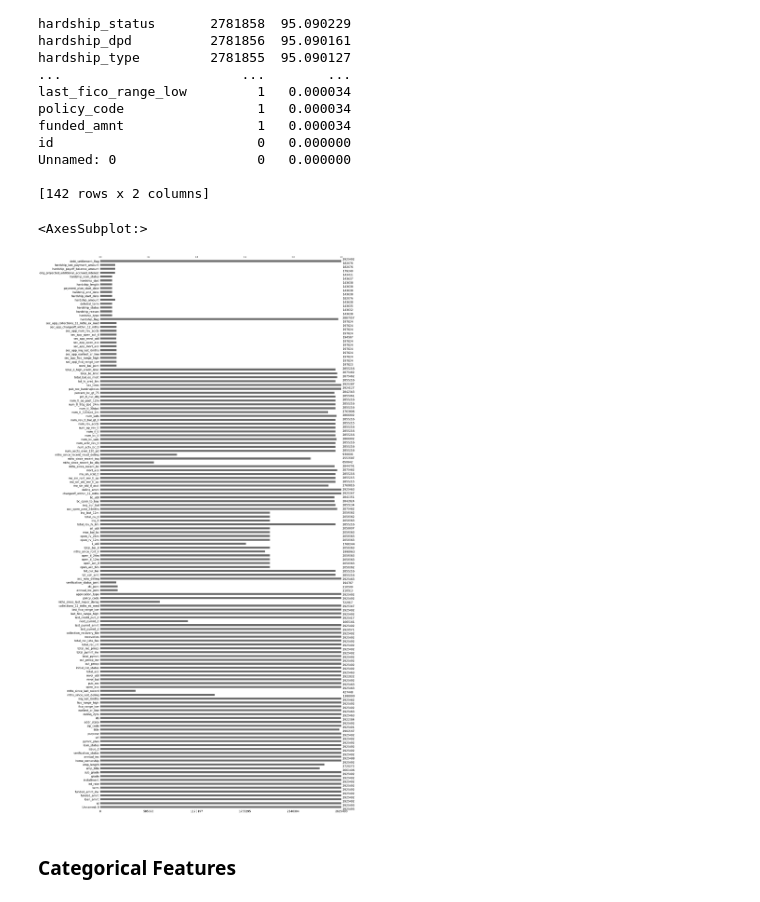
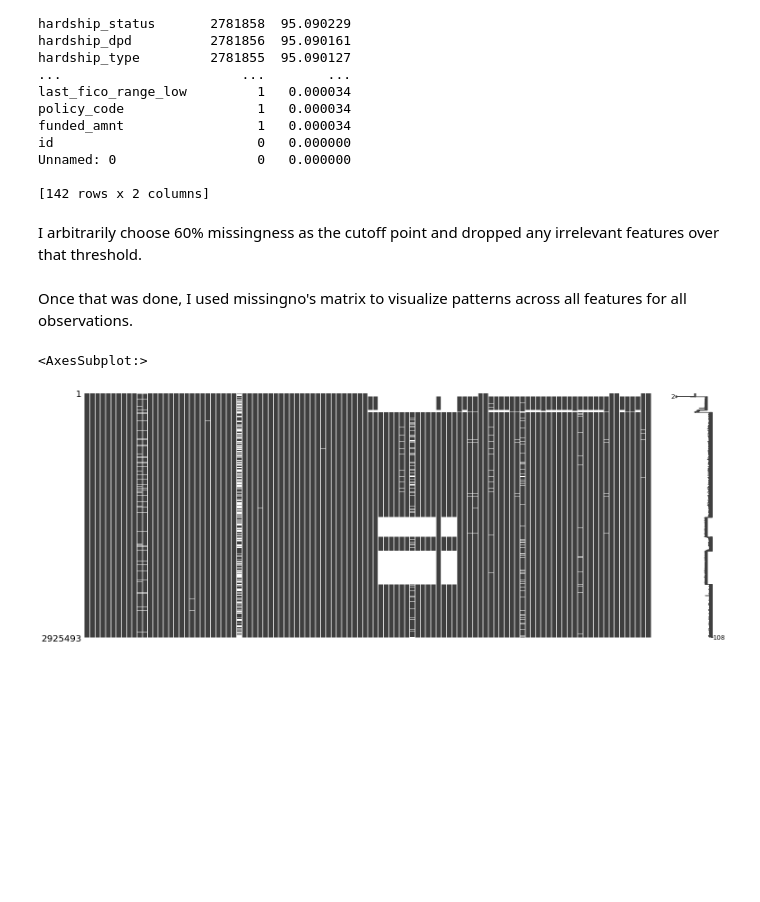
Before and after one commit to CompleteAlgoTrader/Springboard, a Jupyter notebook: notebooks/02 Data Wrangling - Lending Club Loan Default Rate.ipynb, the cells around one changed output. Drawn from its saved outputs; the diff is of its cells as text; code cells hidden in the pictures; blank space fills up the shorter version.

Commit message:
Finished Data Wrangling - for now

```diff
--- a/notebooks/02 Data Wrangling - Lending Club Loan Default Rate.ipynb
+++ b/notebooks/02 Data Wrangling - Lending Club Loan Default Rate.ipynb
@@ -82,10 +127,15 @@ id                          0   0.000000
 Unnamed: 0                  0   0.000000
 
 [142 rows x 2 columns]
+# %% [markdown]
+I arbitrarily choose 60% missingness as the cutoff point and dropped any irrelevant features over that threshold.
+# %%
+missing_over60 = missing[missing['%'] > 60].index
+loan_data = loan_data.drop(columns=missing_over60)
+# %% [markdown]
+Once that was done, I used missingno's matrix to visualize patterns across all features for all observations.
 # %%
-msno.bar(loan_data)
+msno.matrix(loan_data)
 # %% [output]
 <AxesSubplot:>
-[figure, old version]
+[figure, new version]
-# %% [markdown]
-### Categorical Features
```
Also changed, not shown: parts of 54 cells of this notebook.
